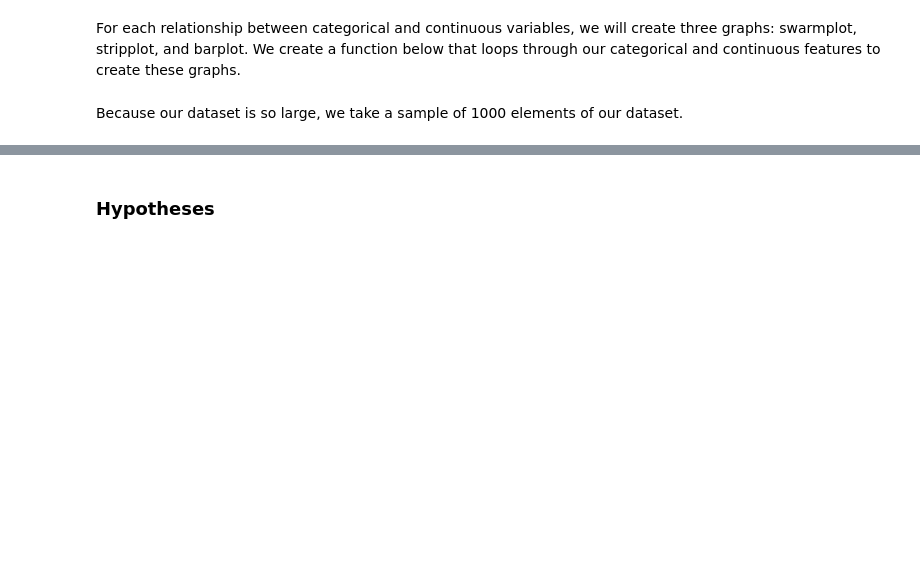
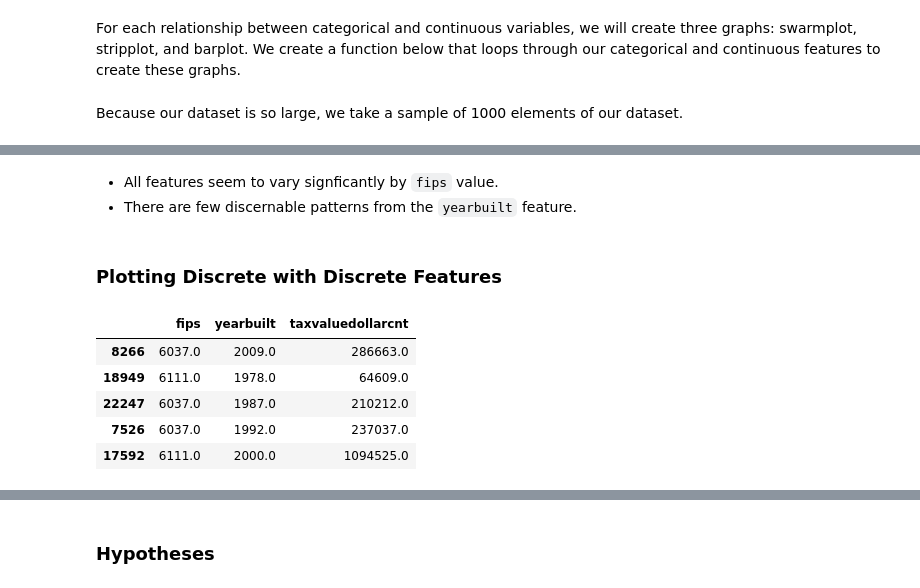
Before and after one commit to malachi-hale/Zillow-Project, a Jupyter notebook: Final_Project.ipynb, the cells around one changed output, grey strips where cells are left out. Drawn from its saved outputs; the diff is of its cells as text; code cells hidden in the pictures; blank space fills up the shorter version.

```diff
--- a/Final_Project.ipynb
+++ b/Final_Project.ipynb
@@ -298 +360,16 @@ plot_categorical_and_continuous_vars(train_scaled.sample(1000), categorical, con
 ... (19 outputs left out)
+# %% [markdown]
+ - All features seem to vary signficantly by `fips` value.
+ - There are few discernable patterns from the `yearbuilt` feature.
+# %% [markdown]
+### Plotting Discrete with Discrete Features
+# %%
+fips_and_year = train_scaled[['fips', 'yearbuilt', 'taxvaluedollarcnt']]
+fips_and_year.head()
+# %% [output]
+|  | fips | yearbuilt | taxvaluedollarcnt |
+| 8266 | 6037.0 | 2009.0 | 286663.0 |
+| 18949 | 6111.0 | 1978.0 | 64609.0 |
+| 22247 | 6037.0 | 1987.0 | 210212.0 |
+| 7526 | 6037.0 | 1992.0 | 237037.0 |
+| 17592 | 6111.0 | 2000.0 | 1094525.0 |
```
Also changed, not shown: parts of 26 cells of this notebook, 4 other files.
